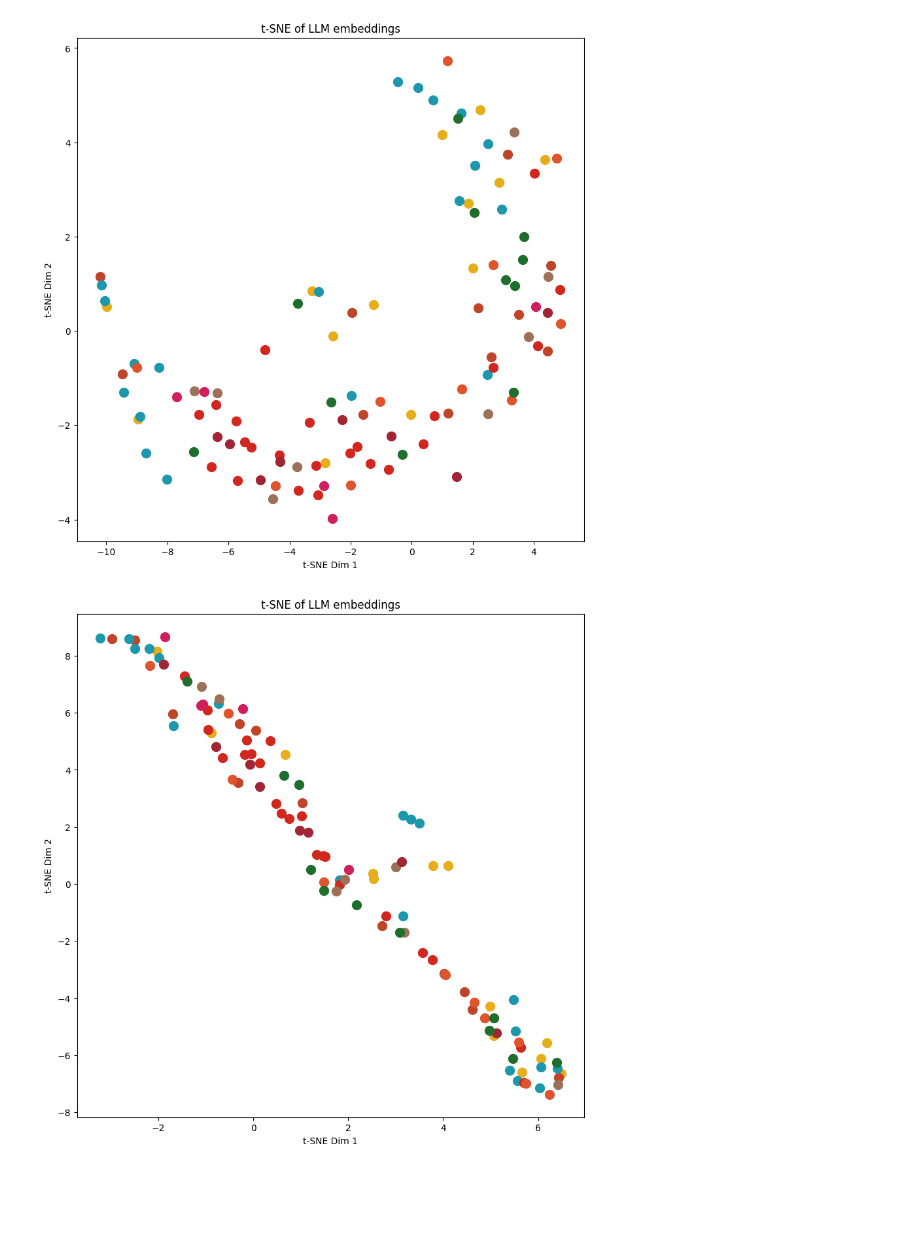
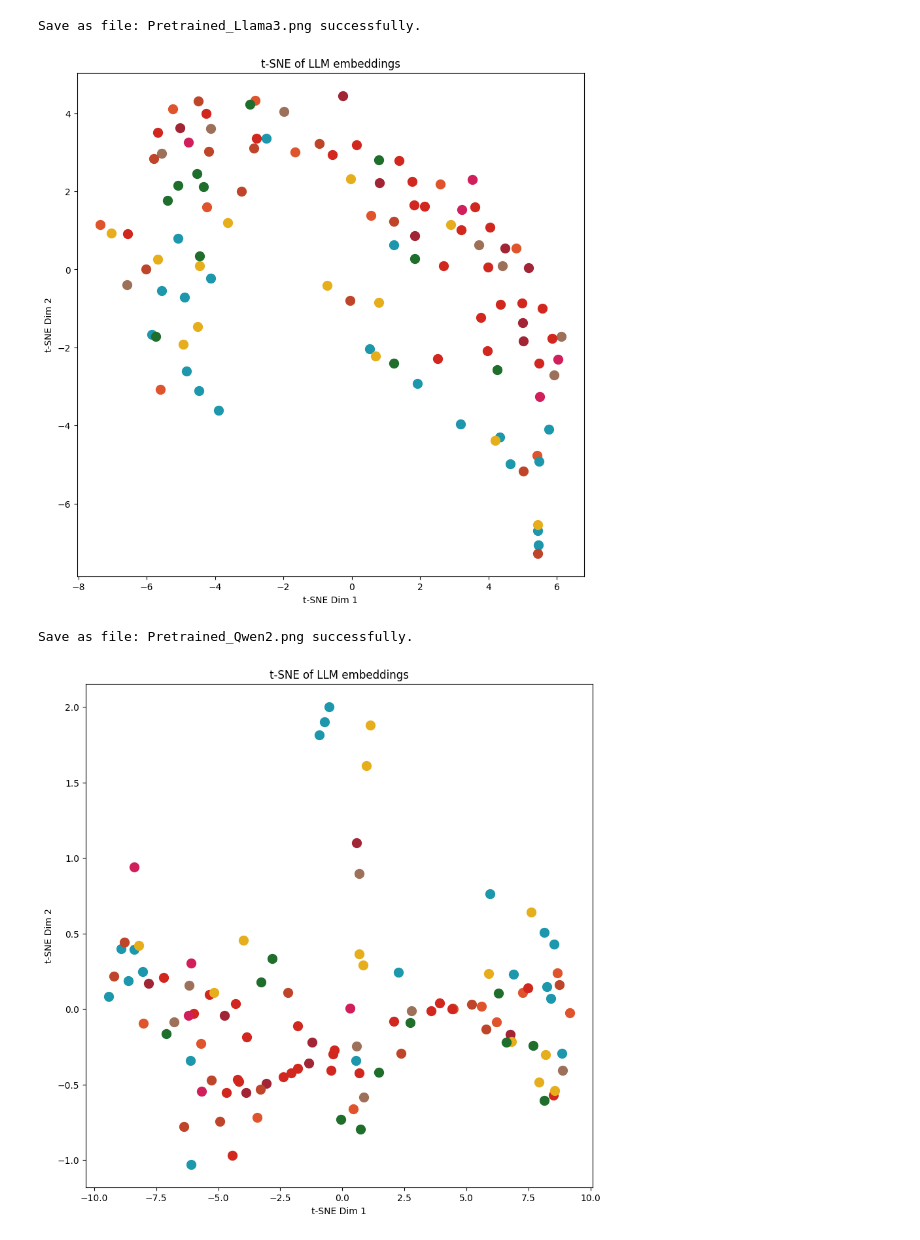
Before and after one commit to b05611038/sensory-cokge, a Jupyter notebook: Notebook_embedding_visualization.ipynb, the cells around one changed output. Cells and saved outputs as stored; diff of their text form; code cells hidden in the pictures; blank space fills up the shorter version.

```diff
--- a/Notebook_embedding_visualization.ipynb
+++ b/Notebook_embedding_visualization.ipynb
@@ -21,9 +21,13 @@ def plot_relative_embeddings(model_embeddings,
                              colored_descriptions,
                              colors,
                              dimension_reduction = 'tsne',
-                             tsne_seed = 42):
+                             tsne_perplexity = 30.,
+                             tsne_seed = 42,
+                             filename = None):
 
     assert dimension_reduction in ['pca', 'tsne']
+    if filename is not None:
+        assert isinstance(filename, str)
 
     colors = copy.deepcopy(colors)
     colors['black'] = (0, 0, 0)
@@ -59,8 +63,12 @@ def plot_relative_embeddings(model_embeddings,
         pca = PCA(n_components = 2)
         components = pca.fit_transform(data_matrix)
     elif dimension_reduction == 'tsne':
-        tsne = TSNE(n_components = 2, random_state = tsne_seed)
-        components = tsne.fit_transform(data_matrix)
+        tsne = TSNE(n_components = 2,
+                    initialization = 'pca',
+                    perplexity = tsne_perplexity,
+                    random_state = tsne_seed)
+
+        components = tsne.fit(data_matrix)
 
     df = pd.DataFrame(data = components, columns = ['Dim1', 'Dim2'])
     df['Group'] = groups
@@ -85,7 +93,16 @@ def plot_relative_embeddings(model_embeddings,
         plt.ylabel('t-SNE Dim 2')
         plt.title('t-SNE of LLM embeddings')
 
-    plt.show()
+    if filename is not None:
+        if not filename.endswith('.png'):
+            filename += '.png'
+
+        plt.savefig(filename,
+                    dpi = 300,
+                    bbox_inches = 'tight')
+        print('Save as file: {0} successfully.'.format(filename))
+    else:
+        plt.show()
 
     return None
 # %%
@@ -349,15 +369,19 @@ if llama3_embeddings['pretrained'] is not None:
     plot_relative_embeddings(llama3_embeddings['pretrained'],
                              'relative_decoder_embedding',
                              colored_descriptions,
-                             DescriptorColors)
+                             DescriptorColors,
+                             filename = 'Pretrained_Llama3')
 # %% [output]
+Save as file: Pretrained_Llama3.png successfully.
-[figure, old version]
+[figure, new version]
 # %%
 # pretained Qwen2
 if qwen2_embeddings['pretrained'] is not None:
     plot_relative_embeddings(qwen2_embeddings['pretrained'],
                              'relative_decoder_embedding',
                              colored_descriptions,
-                             DescriptorColors)
+                             DescriptorColors,
+                             filename = 'Pretrained_Qwen2')
 # %% [output]
+Save as file: Pretrained_Qwen2.png successfully.
-[figure, old version]
+[figure, new version]
```
Also changed, not shown: parts of 19 cells of this notebook, 3 other files.
